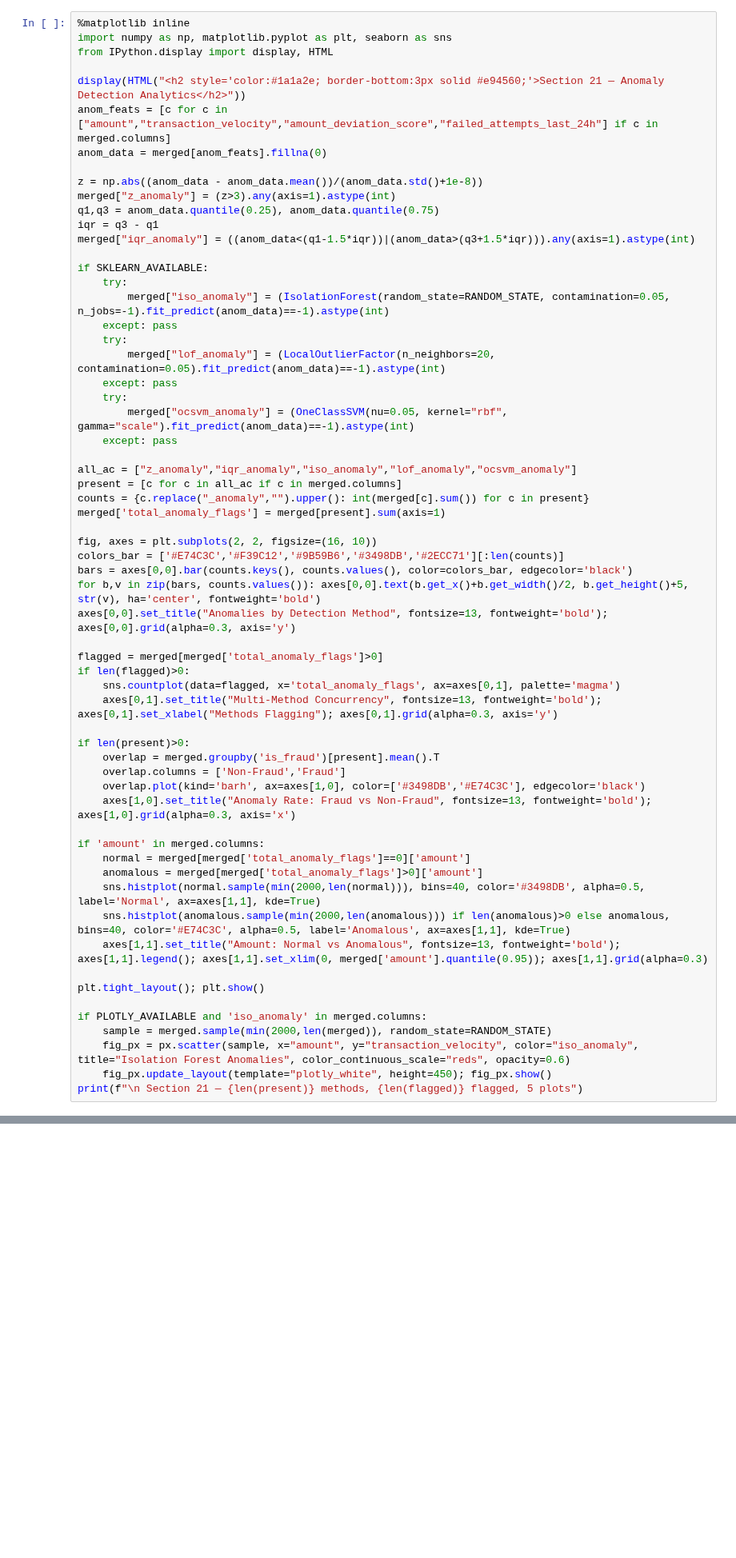
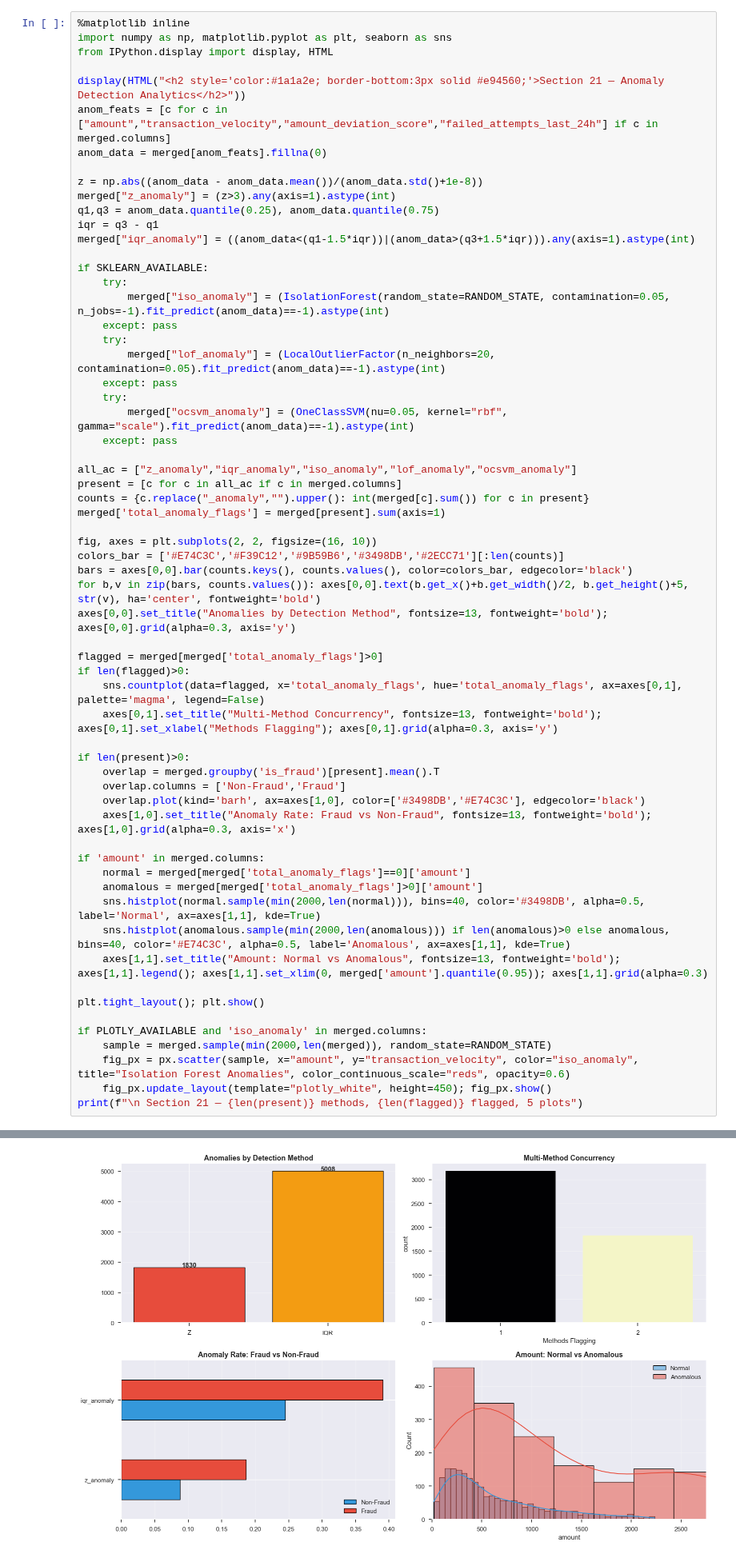
Before and after one commit to Vaishnavi-Nandanwar/UPI-Payment-Transactions-Analytics-Fraud-Detection, a Jupyter notebook: UPI_Fintech_Analytics.ipynb, the cells around one changed output, grey strips where cells are left out. Shown at 80% size. Cells and saved outputs as stored; diff of their text form; blank space fills up the shorter version.

Commit message:
Important Data

```diff
--- a/UPI_Fintech_Analytics.ipynb
+++ b/UPI_Fintech_Analytics.ipynb
@@ -1354,31 +1343,32 @@ colors_bar = ['#E74C3C','#F39C12','#9B59B6','#3498DB','#2ECC71'][:len(counts)]
 bars = axes[0,0].bar(counts.keys(), counts.values(), color=colors_bar, edgecolor='black')
 for b,v in zip(bars, counts.values()): axes[0,0].text(b.get_x()+b.get_width()/2, b.get_height()+5, str(v), ha='center', fontweight='bold')
 axes[0,0].set_title("Anomalies by Detection Method", fontsize=13, fontweight='bold'); axes[0,0].grid(alpha=0.3, axis='y')
 
 flagged = merged[merged['total_anomaly_flags']>0]
 if len(flagged)>0:
-    sns.countplot(data=flagged, x='total_anomaly_flags', ax=axes[0,1], palette='magma')
+    sns.countplot(data=flagged, x='total_anomaly_flags', hue='total_anomaly_flags', ax=axes[0,1], palette='magma', legend=False)
     axes[0,1].set_title("Multi-Method Concurrency", fontsize=13, fontweight='bold'); axes[0,1].set_xlabel("Methods Flagging"); axes[0,1].grid(alpha=0.3, axis='y')
 
 if len(present)>0:
     overlap = merged.groupby('is_fraud')[present].mean().T
     overlap.columns = ['Non-Fraud','Fraud']
     overlap.plot(kind='barh', ax=axes[1,0], color=['#3498DB','#E74C3C'], edgecolor='black')
     axes[1,0].set_title("Anomaly Rate: Fraud vs Non-Fraud", fontsize=13, fontweight='bold'); axes[1,0].grid(alpha=0.3, axis='x')
 
 if 'amount' in merged.columns:
     normal = merged[merged['total_anomaly_flags']==0]['amount']
     anomalous = merged[merged['total_anomaly_flags']>0]['amount']
     sns.histplot(normal.sample(min(2000,len(normal))), bins=40, color='#3498DB', alpha=0.5, label='Normal', ax=axes[1,1], kde=True)
     sns.histplot(anomalous.sample(min(2000,len(anomalous))) if len(anomalous)>0 else anomalous, bins=40, color='#E74C3C', alpha=0.5, label='Anomalous', ax=axes[1,1], kde=True)
     axes[1,1].set_title("Amount: Normal vs Anomalous", fontsize=13, fontweight='bold'); axes[1,1].legend(); axes[1,1].set_xlim(0, merged['amount'].quantile(0.95)); axes[1,1].grid(alpha=0.3)
 
 plt.tight_layout(); plt.show()
 
 if PLOTLY_AVAILABLE and 'iso_anomaly' in merged.columns:
     sample = merged.sample(min(2000,len(merged)), random_state=RANDOM_STATE)
     fig_px = px.scatter(sample, x="amount", y="transaction_velocity", color="iso_anomaly", title="Isolation Forest Anomalies", color_continuous_scale="reds", opacity=0.6)
     fig_px.update_layout(template="plotly_white", height=450); fig_px.show()
 print(f"\n Section 21 — {len(present)} methods, {len(flagged)} flagged, 5 plots")
 # %% [output]
 Section 21 — Anomaly Detection Analytics
+[figure, new version]
```
Also changed, not shown: parts of 5 cells of this notebook, 1 other file.
